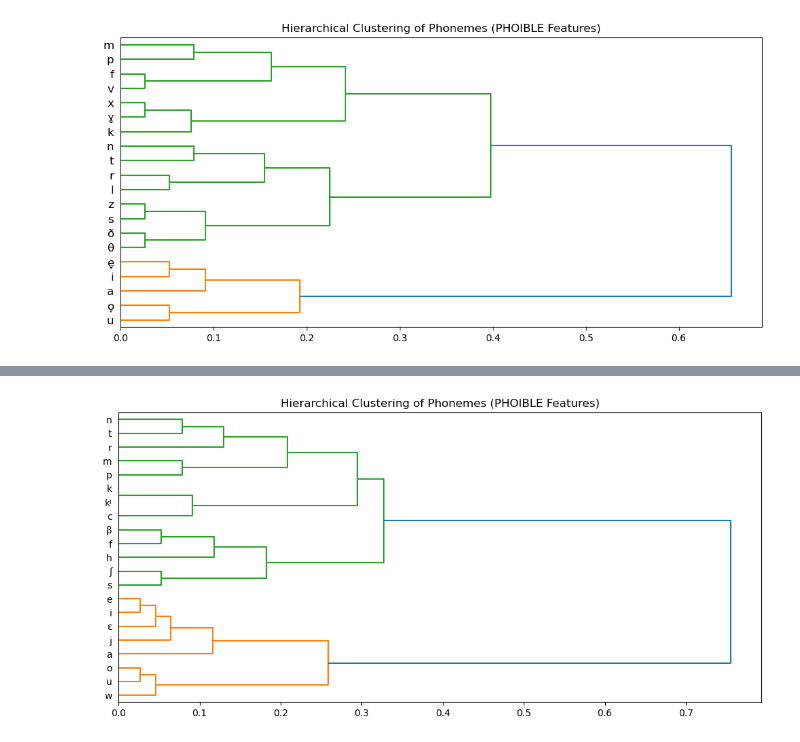
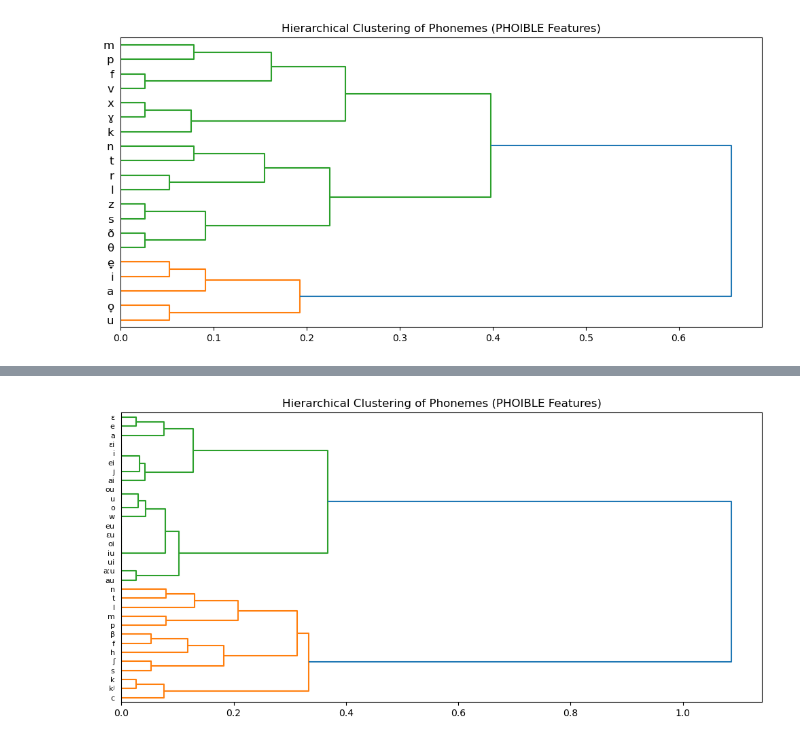
Before and after one commit to kmein/greek-coptic, a Jupyter notebook: features.ipynb, the cells around one changed output, grey strips where cells are left out. Saved outputs shown, nothing was run; the diff lists cells and outputs as text; code cells hidden in the pictures.

```diff
--- a/features.ipynb
+++ b/features.ipynb
@@ -115,16 +116,16 @@ plt.show()
 # %%
-fayyumic_phonemes = ["i", "u", "e", "ɛ", "o", "a"] + ["p", "m", "f", "β", "t", "n", "s", "r", "ʃ", "c", "j", "kʲ", "k", "w", "h"]
-fayyumic_features = feature_matrix.loc[fayyumic_phonemes].replace({'+': 1, '-': 0, '+,-': 0.5, '-,+': 0.5}).fillna(0).astype(int)
+fayyumic_phonemes = ["i", "u", "e", "ɛ", "o", "a"] + ["p", "m", "f", "β", "t", "n", "s", "l", "ʃ", "c", "j", "kʲ", "k", "w", "h"] + ["ai", "au", "aːu", "ɛi", "ɛu", "ei", "eu", "oi", "ou", "iu", "ui"] # "eːu"
+fayyumic_features = feature_matrix.loc[fayyumic_phonemes].replace({'+': 1, '-': 0, '+,-': 1, '-,+': 1}).fillna(0).astype(int)
 fayyumic_distance = pdist(fayyumic_features.values, metric='hamming')  # Hamming is ideal for binary
 
 # Generate linkage matrix
 Z = linkage(fayyumic_distance, method='ward')
 
 # Plot dendrogram
 plt.figure(figsize=(10, 5))
 dendrogram(Z, labels=fayyumic_features.index.tolist(), orientation='right')
 plt.title("Hierarchical Clustering of Phonemes (PHOIBLE Features)")
 plt.tight_layout()
 plt.show()
 # %% [output]
-[figure, old version]
+[figure, new version]
```
Also changed, not shown: parts of 11 cells of this notebook.
